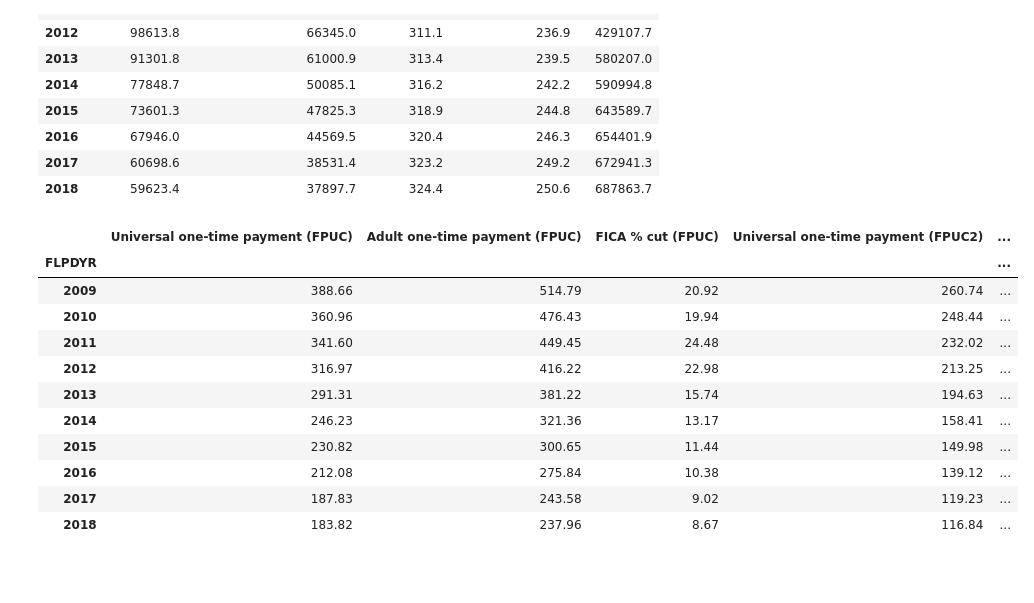
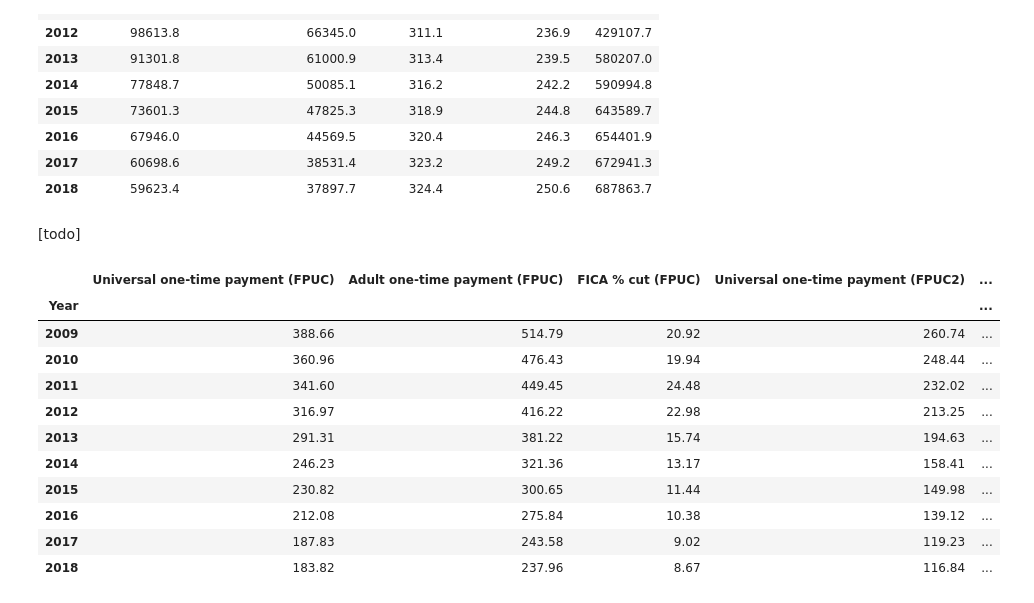
Before and after one commit to UBICenter/covid, a Jupyter notebook: jb/ui.ipynb, the cells around one changed output. Drawn from its saved outputs; the diff is of its cells as text; code cells hidden in the pictures; blank space fills up the shorter version.

```diff
--- a/jb/ui.ipynb
+++ b/jb/ui.ipynb
@@ -164,14 +172,16 @@ All figures in millions.
 | 2016 | 67946.0 | 44569.5 | 320.4 | 246.3 | 654401.9 |
 | 2017 | 60698.6 | 38531.4 | 323.2 | 249.2 | 672941.3 |
 | 2018 | 59623.4 | 37897.7 | 324.4 | 250.6 | 687863.7 |
+# %% [markdown]
+[todo]
 # %%
 # Print reform parameter summary.
-(year_summary.set_index('FLPDYR')[
+(year_summary.rename(columns={'FLPDYR': 'Year'}).set_index('Year')[
     FPUC_YEARLY_METRICS + FPUC2_YEARLY_METRICS].rename(
     columns=DISPLAY_METRICS)).round(2)
 # %% [output]
 |  | Universal one-time payment (FPUC) | Adult one-time payment (FPUC) | FICA % cut (FPUC) | Universal one-time payment (FPUC2) | ... |
-| FLPDYR |  |  |  |  | ... |
+| Year |  |  |  |  | ... |
 | 2009 | 388.66 | 514.79 | 20.92 | 260.74 | ... |
 | 2010 | 360.96 | 476.43 | 19.94 | 248.44 | ... |
 | 2011 | 341.60 | 449.45 | 24.48 | 232.02 | ... |
```
Also changed, not shown: parts of 11 cells of this notebook.
